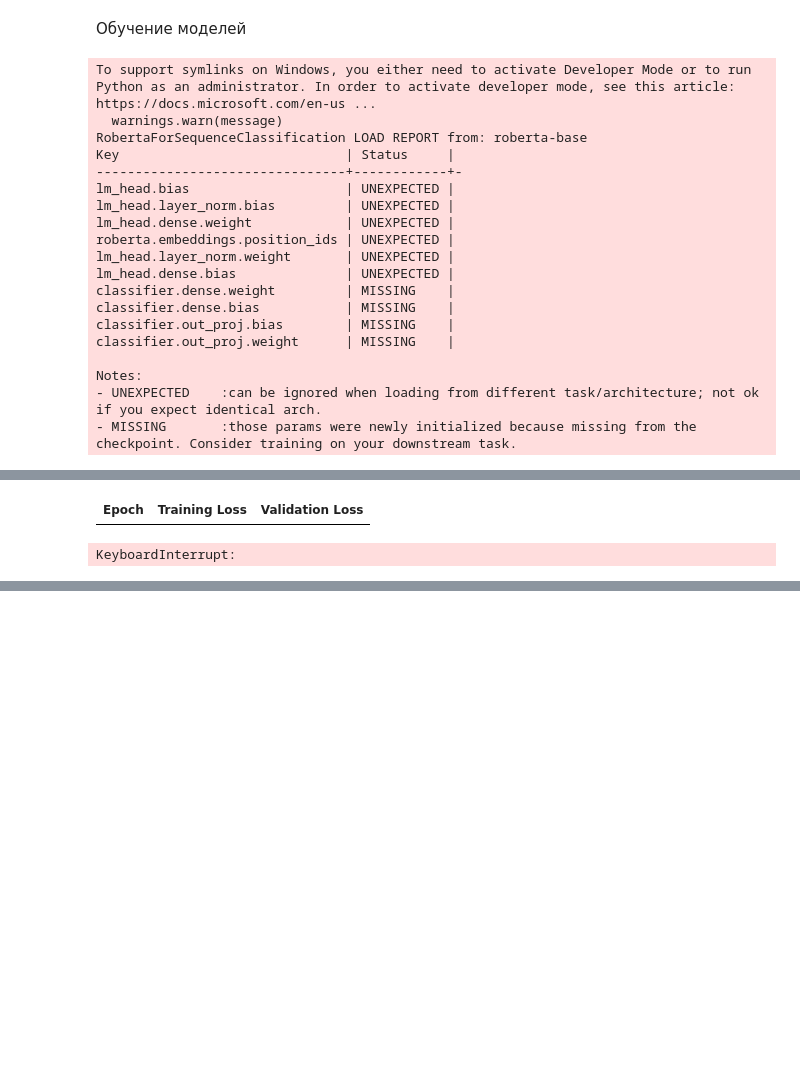
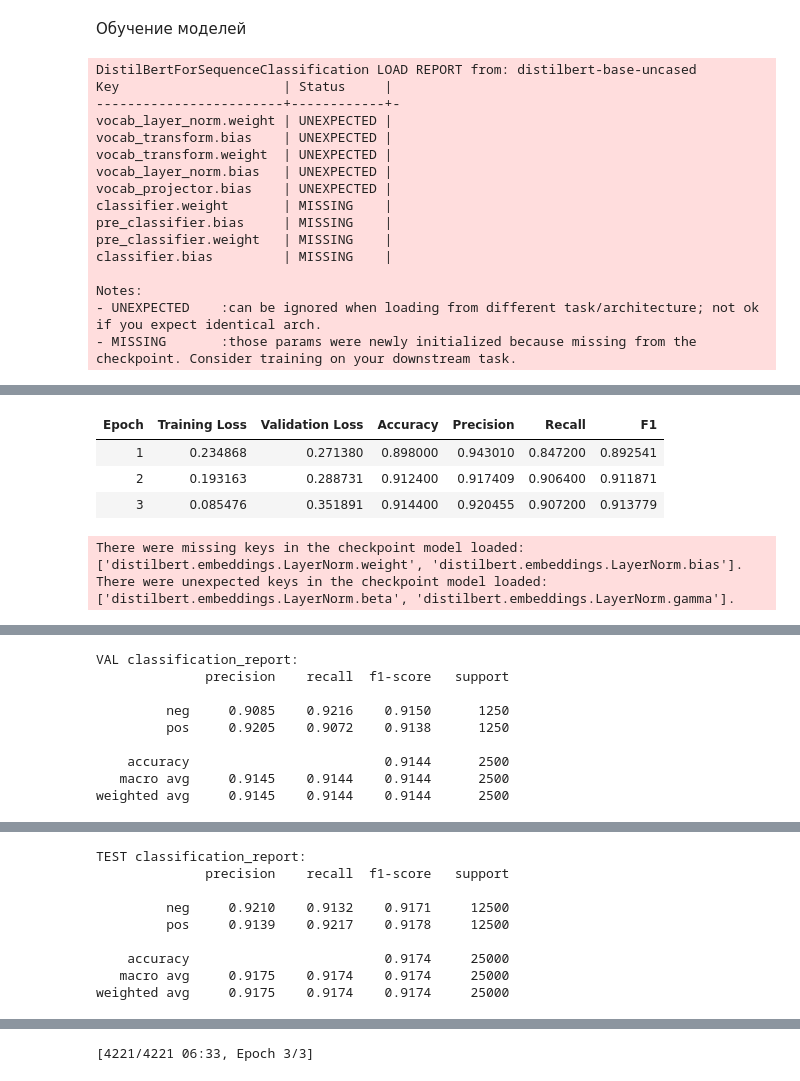
Before and after one commit to fert1414/review-sentiment-analysis, a Jupyter notebook: data_processing.ipynb, the cells around one changed output, grey strips where cells are left out. Cells and saved outputs as stored; diff of their text form; code cells hidden in the pictures; blank space fills up the shorter version.

Commit message:
train bert-like models and save best model

```diff
--- a/data_processing.ipynb
+++ b/data_processing.ipynb
@@ -654,27 +654,27 @@ set_seed = 42
 # %% [markdown]
 Формирование датасета для трансформеров и разделение X_train на тренировочную и валидационную выборки
 # %%
-ds_train_val = DatasetForTransformers.from_dict({'text': X_train, 'label': y_train})
-ds_test = DatasetForTransformers.from_dict({'text': X_test, 'label': y_test})
+ds_train_val = DatasetForTransformers.from_dict({'text': X_train, 'labels': y_train})
+ds_test = DatasetForTransformers.from_dict({'text': X_test, 'labels': y_test})
 
 features = Features({
     'text': Value('string'),
-    'label': ClassLabel(names=['neg', 'pos'])
+    'labels': ClassLabel(names=['neg', 'pos'])
 })
 
 ds_train_val = ds_train_val.cast(features)
 
-split = ds_train_val.train_test_split(test_size=0.1, seed=42, stratify_by_column='label')
+split = ds_train_val.train_test_split(test_size=0.1, seed=42, stratify_by_column='labels')
 ds_train = split['train']
 ds_val = split['test']
 # %% [markdown]
 Архитектуры моделей
 # %%
 MODEL_SPECS = [
-    # {'name': 'distilbert-base-uncased', 'max_len': 256, 'train_bs': 16, 'eval_bs': 32, 'lr': 2e-5, 'epochs': 3},
-    # {'name': 'bert-base-uncased', 'max_len': 256, 'train_bs': 16, 'eval_bs': 32, 'lr': 2e-5, 'epochs': 3},
+    {'name': 'distilbert-base-uncased', 'max_len': 256, 'train_bs': 16, 'eval_bs': 32, 'lr': 2e-5, 'epochs': 3},
+    {'name': 'bert-base-uncased', 'max_len': 256, 'train_bs': 16, 'eval_bs': 32, 'lr': 2e-5, 'epochs': 3},
     {'name': 'roberta-base', 'max_len': 256, 'train_bs': 8,  'eval_bs': 16, 'lr': 1e-5, 'epochs': 3},
-    {'name': 'microsoft/deberta-v3-base', 'max_len': 256, 'train_bs': 8,  'eval_bs': 16, 'lr': 1e-5, 'epochs': 3},
+    {'name': 'google/electra-base-discriminator', 'max_len': 256, 'train_bs': 8,  'eval_bs': 16, 'lr': 1e-5, 'epochs': 3},
 ]
 # %% [markdown]
 Обучение моделей
@@ -732,7 +732,9 @@ for spec in MODEL_SPECS:
 
         logging_steps=50,
         report_to='none',
-        fp16=True
+        fp16=True,
+        max_grad_norm=1.0,
+        optim='adamw_torch'
     )
 
     trainer = Trainer(
@@ -750,16 +752,16 @@ for spec in MODEL_SPECS:
     val_pred = trainer.predict(val_tok)
     val_preds = np.argmax(val_pred.predictions, axis=1)
     print('\nVAL classification_report:')
-    print(classification_report(ds_val['label'], val_preds, target_names=['neg', 'pos'], digits=4))
+    print(classification_report(ds_val['labels'], val_preds, target_names=['neg', 'pos'], digits=4))
 
     # --- TEST: classification_report ---
     test_pred = trainer.predict(test_tok)
     test_preds = np.argmax(test_pred.predictions, axis=1)
     print('\nTEST classification_report:')
-    print(classification_report(ds_test['label'], test_preds, target_names=['neg', 'pos'], digits=4))
+    print(classification_report(ds_test['labels'], test_preds, target_names=['neg', 'pos'], digits=4))
 
     report_dict = classification_report(
-        ds_test['label'],
+        ds_test['labels'],
         test_preds,
         target_names=['neg', 'pos'],
         output_dict=True
@@ -771,7 +773,7 @@ for spec in MODEL_SPECS:
         'model': model_name,
         'run_dir': run_dir,
         'best_val_f1': float(best_val) if best_val is not None else None,
-        'test_accuracy': float(accuracy_score(ds_test['label'], test_preds)),
+        'test_accuracy': float(accuracy_score(ds_test['labels'], test_preds)),
         'test_report': report_dict
     })
 
@@ -780,21 +782,18 @@ print('SUMMARY:')
 for r in sorted(results_summary, key=lambda d: (d['best_val_f1'] is not None, d['best_val_f1']), reverse=True):
     print(r)
 # %% [output]
-To support symlinks on Windows, you either need to activate Developer Mode or to run Python as an administrator. In order to activate developer mode, see this article: https://docs.microsoft.com/en-us ...
-  warnings.warn(message)
-RobertaForSequenceClassification LOAD REPORT from: roberta-base
-Key                             | Status     |
---------------------------------+------------+-
-lm_head.bias                    | UNEXPECTED |
-lm_head.layer_norm.bias         | UNEXPECTED |
-lm_head.dense.weight            | UNEXPECTED |
-roberta.embeddings.position_ids | UNEXPECTED |
-lm_head.layer_norm.weight       | UNEXPECTED |
-lm_head.dense.bias              | UNEXPECTED |
-classifier.dense.weight         | MISSING    |
-classifier.dense.bias           | MISSING    |
-classifier.out_proj.bias        | MISSING    |
-classifier.out_proj.weight      | MISSING    |
+DistilBertForSequenceClassification LOAD REPORT from: distilbert-base-uncased
+Key                     | Status     |
+------------------------+------------+-
+vocab_layer_norm.weight | UNEXPECTED |
+vocab_transform.bias    | UNEXPECTED |
+vocab_transform.weight  | UNEXPECTED |
+vocab_layer_norm.bias   | UNEXPECTED |
+vocab_projector.bias    | UNEXPECTED |
+classifier.weight       | MISSING    |
+pre_classifier.bias     | MISSING    |
+pre_classifier.weight   | MISSING    |
+classifier.bias         | MISSING    |
 
 Notes:
 - UNEXPECTED    :can be ignored when loading from different task/architecture; not ok if you expect identical arch.
@@ -803,2 +802,6 @@ Notes:
-| Epoch | Training Loss | Validation Loss |
+| Epoch | Training Loss | Validation Loss | Accuracy | Precision | Recall | F1 |
+| 1 | 0.234868 | 0.271380 | 0.898000 | 0.943010 | 0.847200 | 0.892541 |
+| 2 | 0.193163 | 0.288731 | 0.912400 | 0.917409 | 0.906400 | 0.911871 |
+| 3 | 0.085476 | 0.351891 | 0.914400 | 0.920455 | 0.907200 | 0.913779 |
-KeyboardInterrupt:
+There were missing keys in the checkpoint model loaded: ['distilbert.embeddings.LayerNorm.weight', 'distilbert.embeddings.LayerNorm.bias'].
+There were unexpected keys in the checkpoint model loaded: ['distilbert.embeddings.LayerNorm.beta', 'distilbert.embeddings.LayerNorm.gamma'].
@@ -804,0 +809,9 @@ KeyboardInterrupt:
+VAL classification_report:
+              precision    recall  f1-score   support
+
+         neg     0.9085    0.9216    0.9150      1250
+         pos     0.9205    0.9072    0.9138      1250
+
+    accuracy                         0.9144      2500
+   macro avg     0.9145    0.9144    0.9144      2500
+weighted avg     0.9145    0.9144    0.9144      2500
@@ -804,0 +819,9 @@ KeyboardInterrupt:
+TEST classification_report:
+              precision    recall  f1-score   support
+
+         neg     0.9210    0.9132    0.9171     12500
+         pos     0.9139    0.9217    0.9178     12500
+
+    accuracy                         0.9174     25000
+   macro avg     0.9175    0.9174    0.9174     25000
+weighted avg     0.9175    0.9174    0.9174     25000
@@ -804,0 +844 @@ KeyboardInterrupt:
+[4221/4221 06:33, Epoch 3/3]
```
Also changed, not shown: parts of 4 cells of this notebook, 5 other files.
